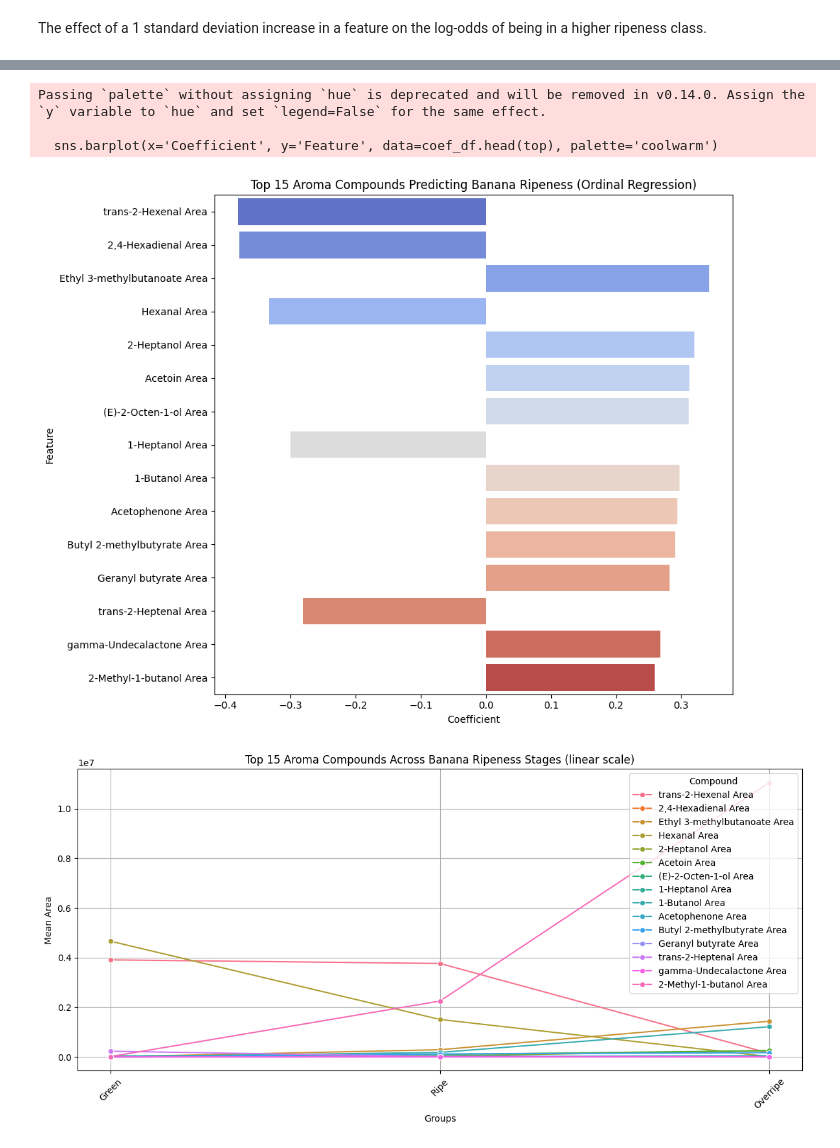
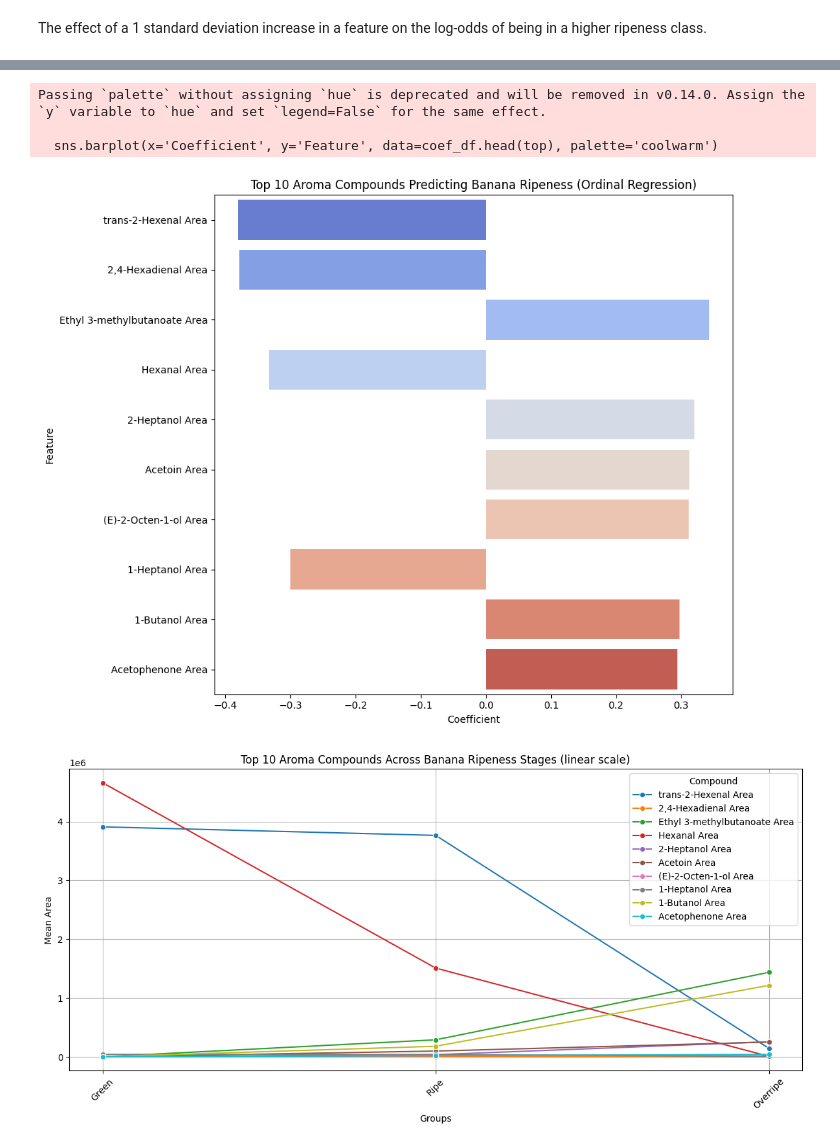
Before and after one commit to subarumuroi/downstream_analysis, a Jupyter notebook: banana ordinal regression.ipynb, the cells around one changed output, grey strips where cells are left out. Cells and saved outputs as stored; diff of their text form; code cells hidden in the pictures.

Commit message:
improved model usability and visuals

```diff
--- a/banana ordinal regression.ipynb
+++ b/banana ordinal regression.ipynb
@@ -12,7 +12,7 @@ from mord import LogisticAT  # Ordinal regression model
 
 
 # parameter: this can be adjusted to show the number of top values to display in figures
-top = 15
+top = 10
 
 '''
 Choice here between filled data or non-filled
@@ -20,7 +20,7 @@ Choice here between filled data or non-filled
 # Load the dataset (group impute, nans filled with pseudocount)
 #df = pd.read_csv("badata_imputed_filled.csv")
 
-df = pd.read_csv('badata_imputed.csv')
+df = pd.read_csv('badata_imputed.csv') #this one imputes median of category per column if available but has many NaNs
 '''
 pick the preproces file carefully
 '''
@@ -110,32 +110,32 @@ plt.legend(
     loc='upper center',
     bbox_to_anchor=(0.5, -0.15),  # center it below the plot
     ncol=3,                       # number of columns (adjust as needed)
     title="Compound",
     frameon=False
 )
 plt.tight_layout()
 #plt.savefig("top_compounds_lineplot(log).png")
 plt.show()
 # %% [output]
 Dropped columns due to missing values (35):
  - (E)-2-Pentenal Area
  - (E)-Linalool oxide Area
  - 1-Octen-3-ol Area
  - 2-Acetylpyrrole Area
  - 2-Ethylfuran Area
  - 2-Hexanone Area
  - 2-Methylpentan-2-ol Area
  - 2-Pentanol Area
  - 3-Hexanone Area
  - 3-Methyl-2-butanone Area
  - 3-Methyl-3-butenyl acetate Area
 ... (20 lines left out)
  - Tetrahydrothiophene Area
  - alpha-Pinene Area
  - beta-Pinene Area
  - cis-3-Hexen-1-ol Area
 Passing `palette` without assigning `hue` is deprecated and will be removed in v0.14.0. Assign the `y` variable to `hue` and set `legend=False` for the same effect.
 
   sns.barplot(x='Coefficient', y='Feature', data=coef_df.head(top), palette='coolwarm')
-[figure, old version]
+[figure, new version]
-[figure, old version]
+[figure, new version]
```
Also changed, not shown: parts of 2 cells of this notebook, 2 other files.
